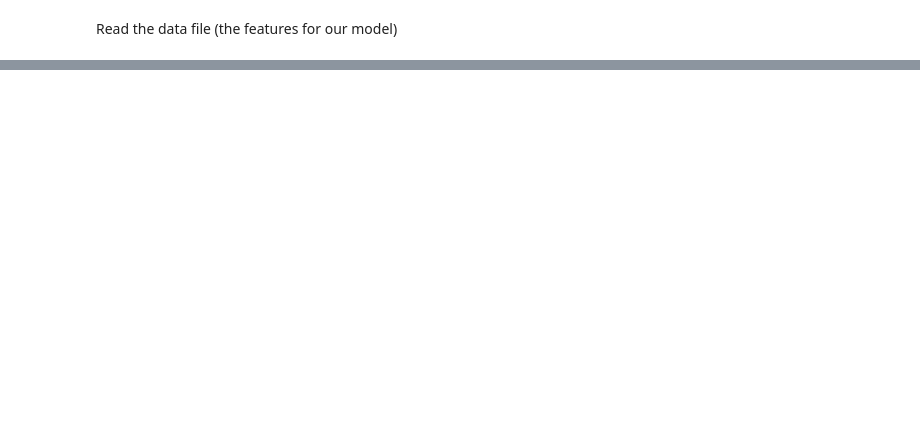
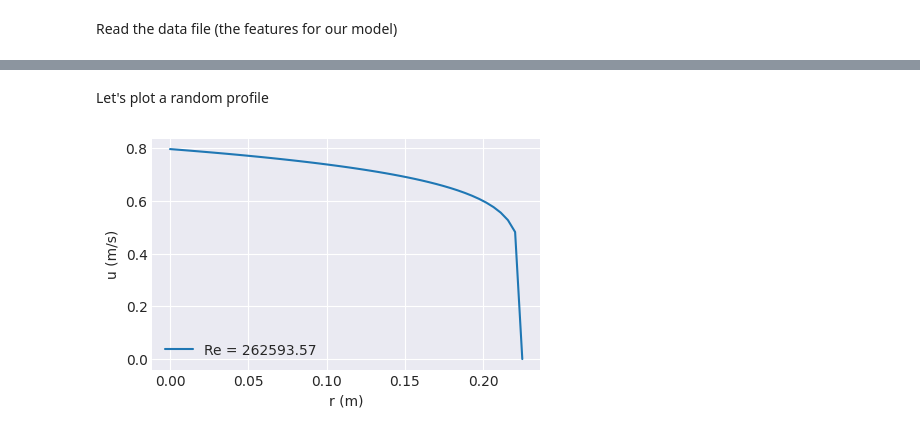
Before and after one commit to paolodeangelis/Sistemi_a_combustione, a Jupyter notebook: 2-NN_Reynolds.ipynb, the cells around one changed output, grey strips where cells are left out. Saved outputs shown, nothing was run; the diff lists cells and outputs as text; code cells hidden in the pictures; blank space fills up the shorter version.

```diff
--- a/2-NN_Reynolds.ipynb
+++ b/2-NN_Reynolds.ipynb
@@ -84,0 +88,14 @@ Name: # mu (Pas), Length: 80000, dtype: float64
+# %% [markdown]
+Let's plot a random profile
+# %%
+fig = plt.figure(figsize=(5,3))
+indx = np.random.randint(data_v.shape[0]-1)
+
+with plt.style.context("seaborn-v0_8-darkgrid"):
+  ax = fig.add_subplot(111)
+  ax.plot(data_r.iloc[indx,:], data_v.iloc[indx,4:], label=f"Re = {data_Re.iloc[indx].values[0]:1.2f}")
+  ax.legend(loc="lower left")
+  ax.set_xlabel("r (m)")
+  ax.set_ylabel("u (m/s)")
+# %% [output]
+[figure, added]
```
Also changed, not shown: parts of 11 cells of this notebook.
